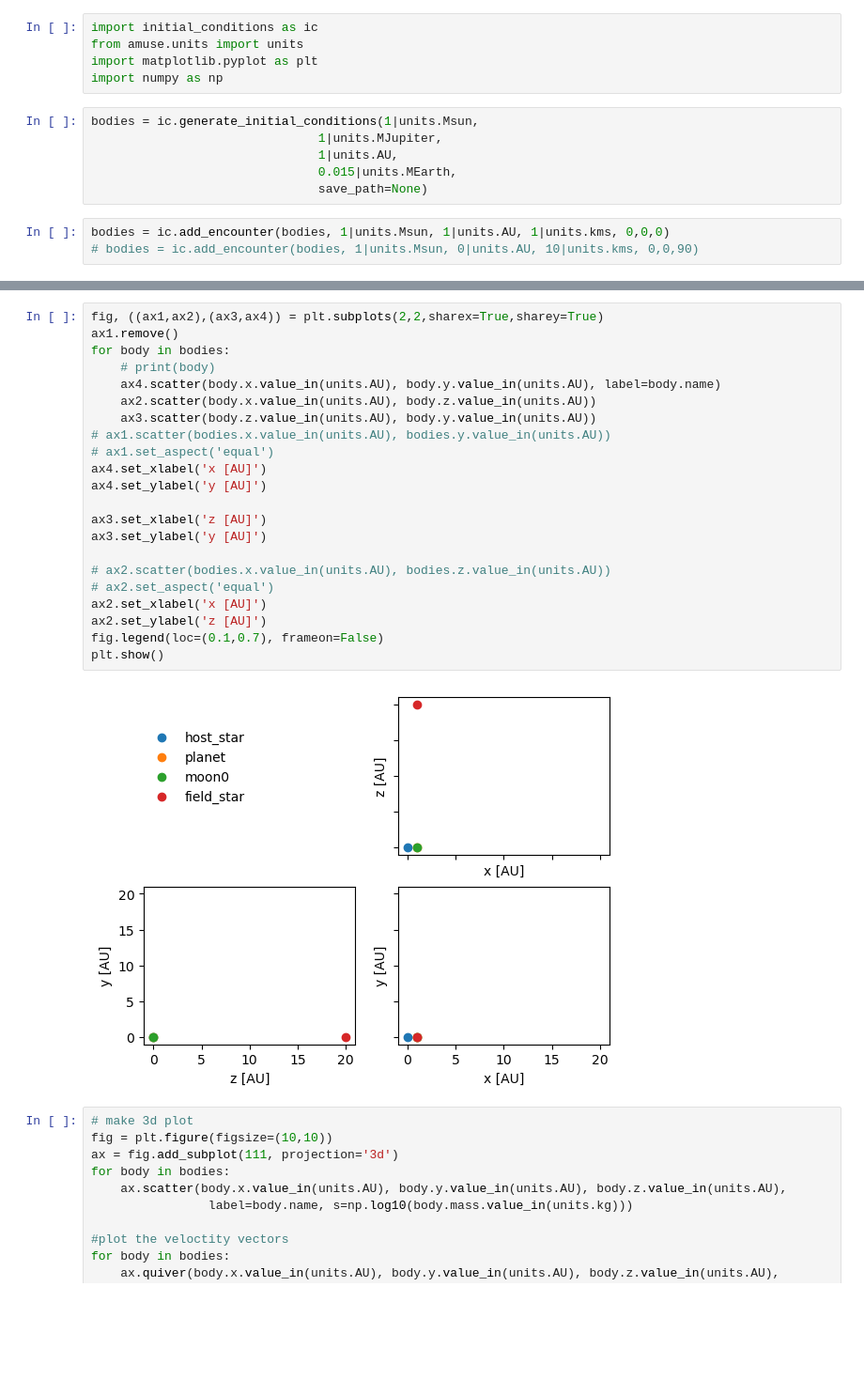
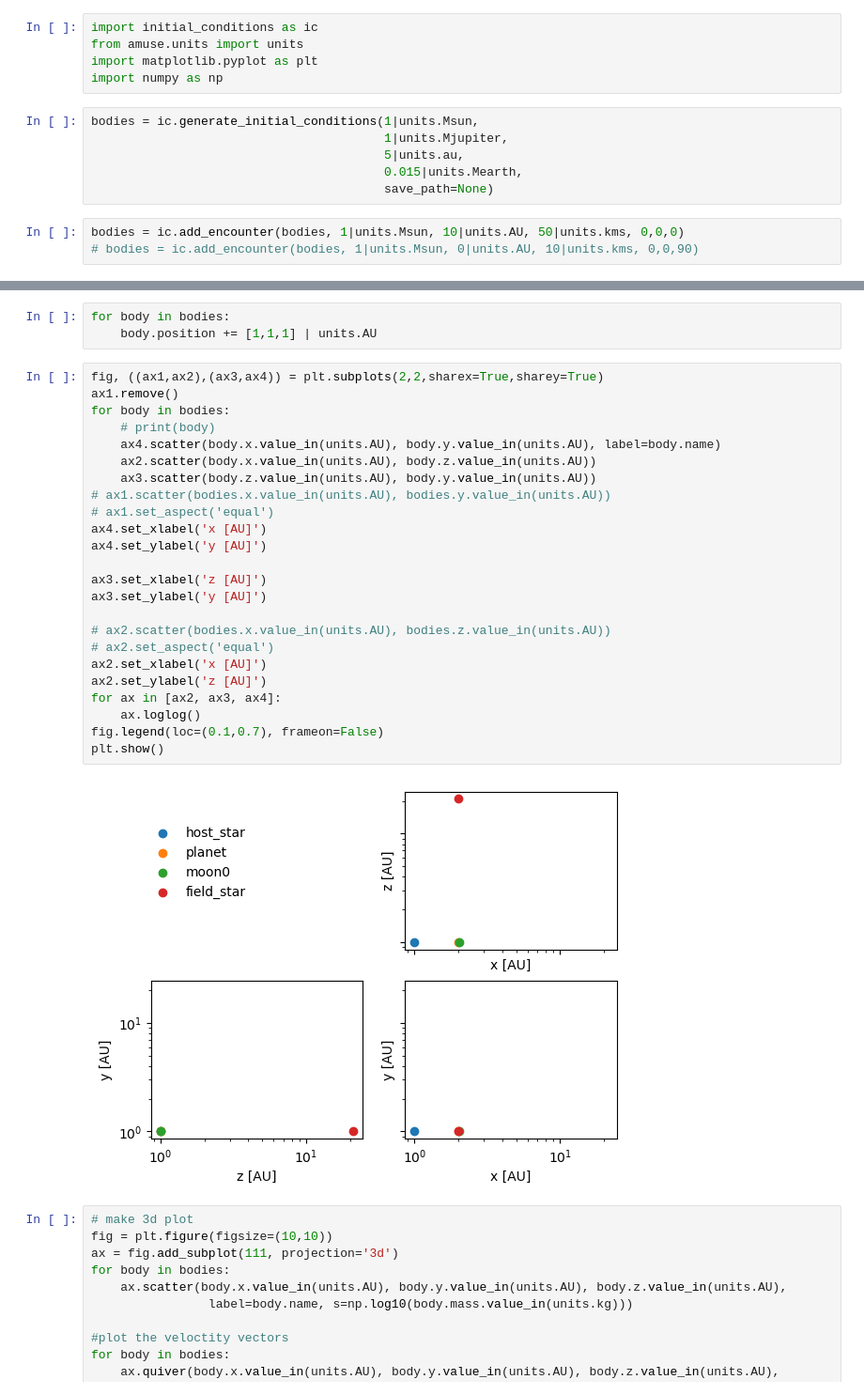
Before and after one commit to YannickBadoux/MRP, a Jupyter notebook: initial_conditions.ipynb, the cells around one changed output, grey strips where cells are left out. Shown: that part at 94% size. Drawn from its saved outputs; the diff is of its cells as text; blank space fills up the shorter version.

```diff
--- a/initial_conditions.ipynb
+++ b/initial_conditions.ipynb
@@ -5,10 +5,10 @@ import matplotlib.pyplot as plt
 import numpy as np
 # %%
 bodies = ic.generate_initial_conditions(1|units.Msun,
-                               1|units.MJupiter,
-                               1|units.AU,
-                               0.015|units.MEarth,
-                               save_path=None)
+                                        1|units.Mjupiter,
+                                        5|units.au,
+                                        0.015|units.Mearth,
+                                        save_path=None)
 # %%
-bodies = ic.add_encounter(bodies, 1|units.Msun, 1|units.AU, 1|units.kms, 0,0,0)
+bodies = ic.add_encounter(bodies, 1|units.Msun, 10|units.AU, 50|units.kms, 0,0,0)
 # bodies = ic.add_encounter(bodies, 1|units.Msun, 0|units.AU, 10|units.kms, 0,0,90)
@@ -38,27 +88,32 @@ print(find_bound_particles(bodies))
+# %%
+for body in bodies:
+    body.position += [1,1,1] | units.AU
 # %%
 fig, ((ax1,ax2),(ax3,ax4)) = plt.subplots(2,2,sharex=True,sharey=True)
 ax1.remove()
 for body in bodies:
     # print(body)
     ax4.scatter(body.x.value_in(units.AU), body.y.value_in(units.AU), label=body.name)
     ax2.scatter(body.x.value_in(units.AU), body.z.value_in(units.AU))
     ax3.scatter(body.z.value_in(units.AU), body.y.value_in(units.AU))
 # ax1.scatter(bodies.x.value_in(units.AU), bodies.y.value_in(units.AU))
 # ax1.set_aspect('equal')
 ax4.set_xlabel('x [AU]')
 ax4.set_ylabel('y [AU]')
 
 ax3.set_xlabel('z [AU]')
 ax3.set_ylabel('y [AU]')
 
 # ax2.scatter(bodies.x.value_in(units.AU), bodies.z.value_in(units.AU))
 # ax2.set_aspect('equal')
 ax2.set_xlabel('x [AU]')
 ax2.set_ylabel('z [AU]')
+for ax in [ax2, ax3, ax4]:
+    ax.loglog()
 fig.legend(loc=(0.1,0.7), frameon=False)
 plt.show()
 # %% [output]
-[figure, old version]
+[figure, new version]
 # %%
 # make 3d plot
 fig = plt.figure(figsize=(10,10))
```
Also changed, not shown: parts of 5 cells of this notebook, 13 other files.
